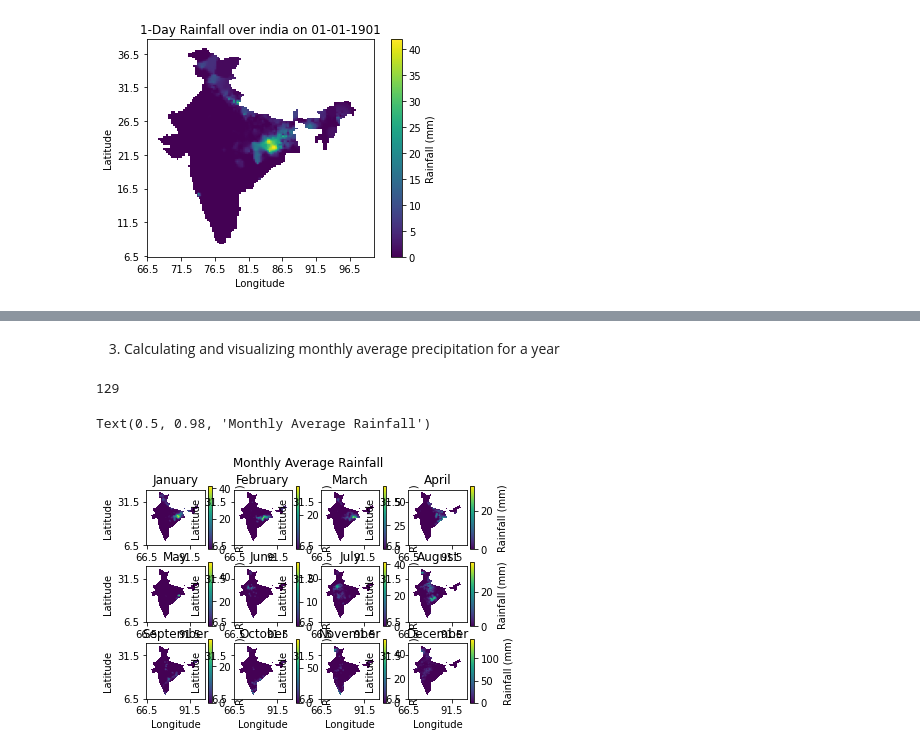
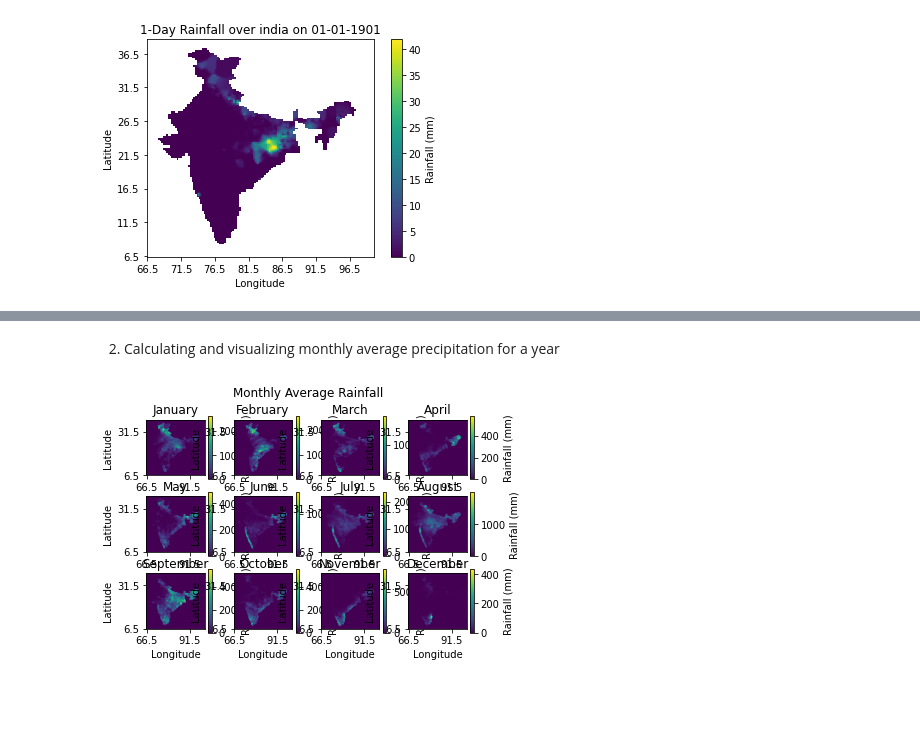
Before and after one commit to tomersk/python-applications, a Jupyter notebook: 01_01.ipynb, the cells around one changed output, grey strips where cells are left out. Drawn from its saved outputs; the diff is of its cells as text; code cells hidden in the pictures; blank space fills up the shorter version.

```diff
--- a/01_01.ipynb
+++ b/01_01.ipynb
@@ -84,12 +71,8 @@ plt.show()
 # %% [markdown]
-3. Calculating and visualizing monthly average precipitation for a year
+2. Calculating and visualizing monthly average precipitation for a year
 # %%
 import datetime
 start = datetime.datetime.strptime("01-01-"+Year, "%d-%m-%Y")
 end = datetime.datetime.strptime("31-12-"+Year, "%d-%m-%Y")
 date_generated = [start + datetime.timedelta(days=x) for x in range(0, (end-start).days+1)]
-# %%
-Rainfall_Monthly=np.empty((rainfall.shape[0],rainfall.shape[1],12))
-# %% [output]
-129
 # %%
@@ -102,20 +86,20 @@ for i in range(len(latitude)):
 # %%
 Month_name=['January', 'February', 'March', 'April', 'May', 'June', 'July', 'August', 'September', 'October', 'November', 'December']
 for mon in range(Rainfall_Monthly.shape[2]):
     plt.subplot(3, 4, mon+1)
-    plt.imshow(rainfall[:,:,mon+1])
+    plt.imshow(Rainfall_Monthly[:,:,mon])
     cbar=plt.colorbar()
     cbar.set_label('Rainfall (mm)')
     x=np.arange(0, 140, 100)
     plt.xticks(x,longitude[x])
     y=x=np.arange(0, 140, 100)
     plt.yticks(y,latitude[y])
     plt.gca().invert_yaxis()
     plt.title(Month_name[mon])
     plt.xlabel('Longitude')
     plt.ylabel('Latitude')
     #plt.show()
 plt.suptitle("Monthly Average Rainfall")
+plt.show()
 # %% [output]
-Text(0.5, 0.98, 'Monthly Average Rainfall')
-[figure, old version]
+[figure, new version]
```
Also changed, not shown: parts of 7 cells of this notebook.
